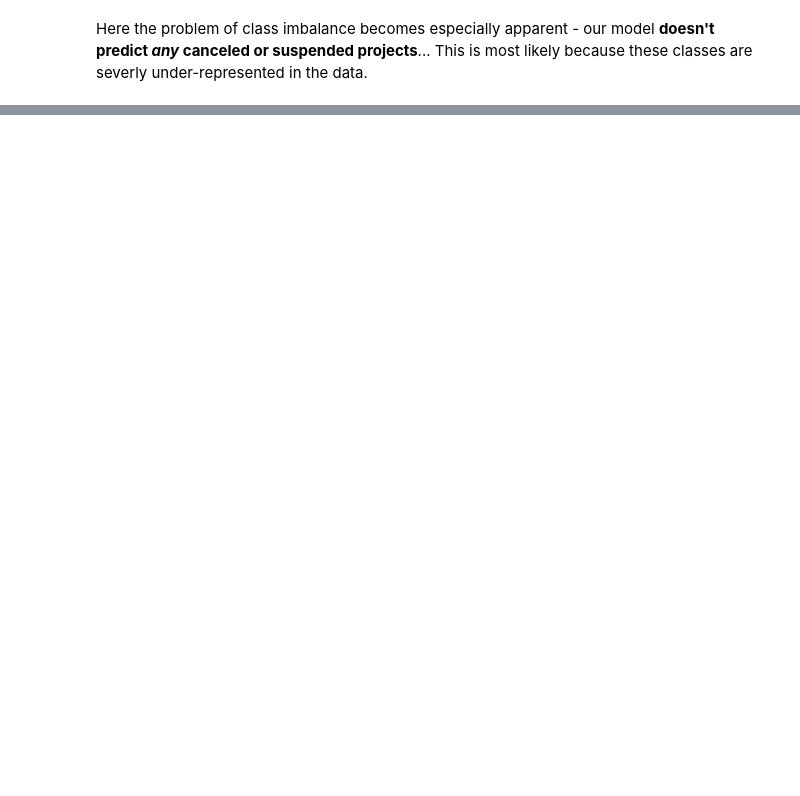
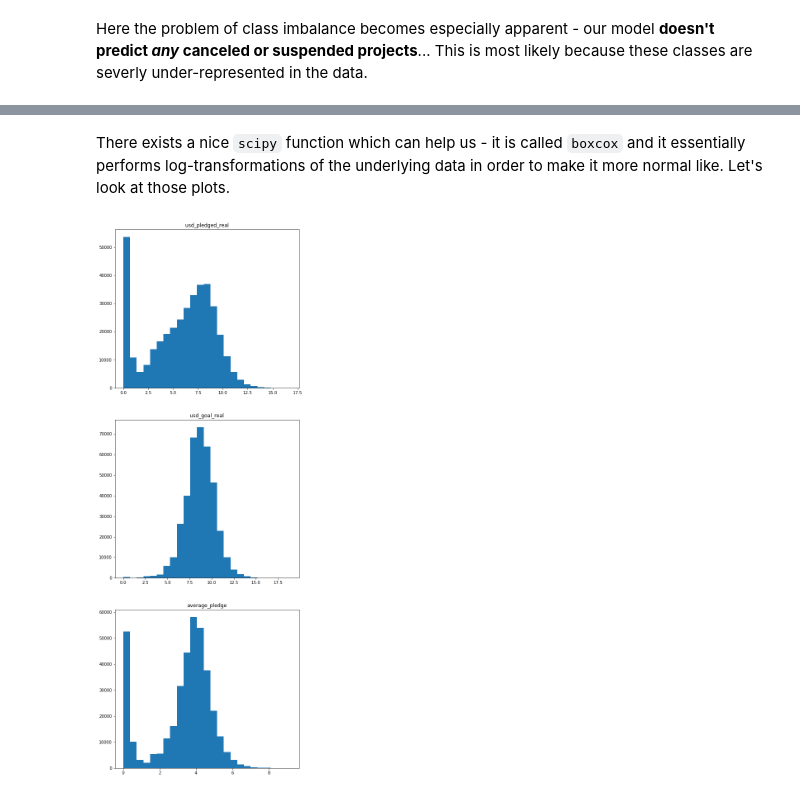
Before and after one commit to doneill612/HETIC-Datascience, a Jupyter notebook: Kickstarter Example Rework.ipynb, the cells around one changed output, grey strips where cells are left out. Drawn from its saved outputs; the diff is of its cells as text; code cells hidden in the pictures; blank space fills up the shorter version.

```diff
--- a/Kickstarter Example Rework.ipynb
+++ b/Kickstarter Example Rework.ipynb
@@ -425,0 +658,9 @@ Wall time: 34.6 s
+# %% [markdown]
+There exists a nice `scipy` function which can help us - it is called `boxcox` and it essentially performs log-transformations of the underlying data in order to make it more normal like. Let's look at those plots.
+# %%
+fig, axes = plt.subplots(n_numerical_features, 1, figsize=(8, 8 * n_numerical_features))
+for i, c in enumerate(numerical_features.columns.values):
+    axes[i].hist(scipy.stats.boxcox(X[c] + 1, 0), bins=25)
+    axes[i].set_title(c)
+# %% [output]
+[figure, added]
```
Also changed, not shown: parts of 10 cells of this notebook.
